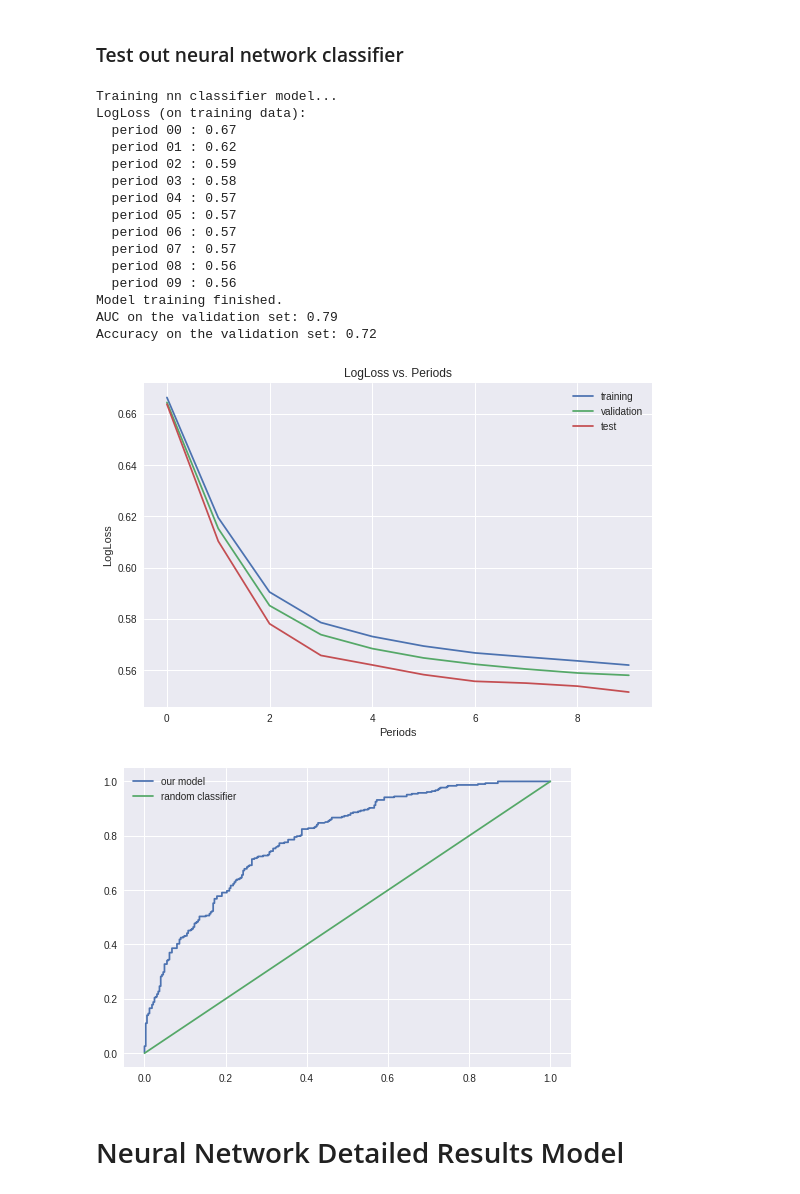
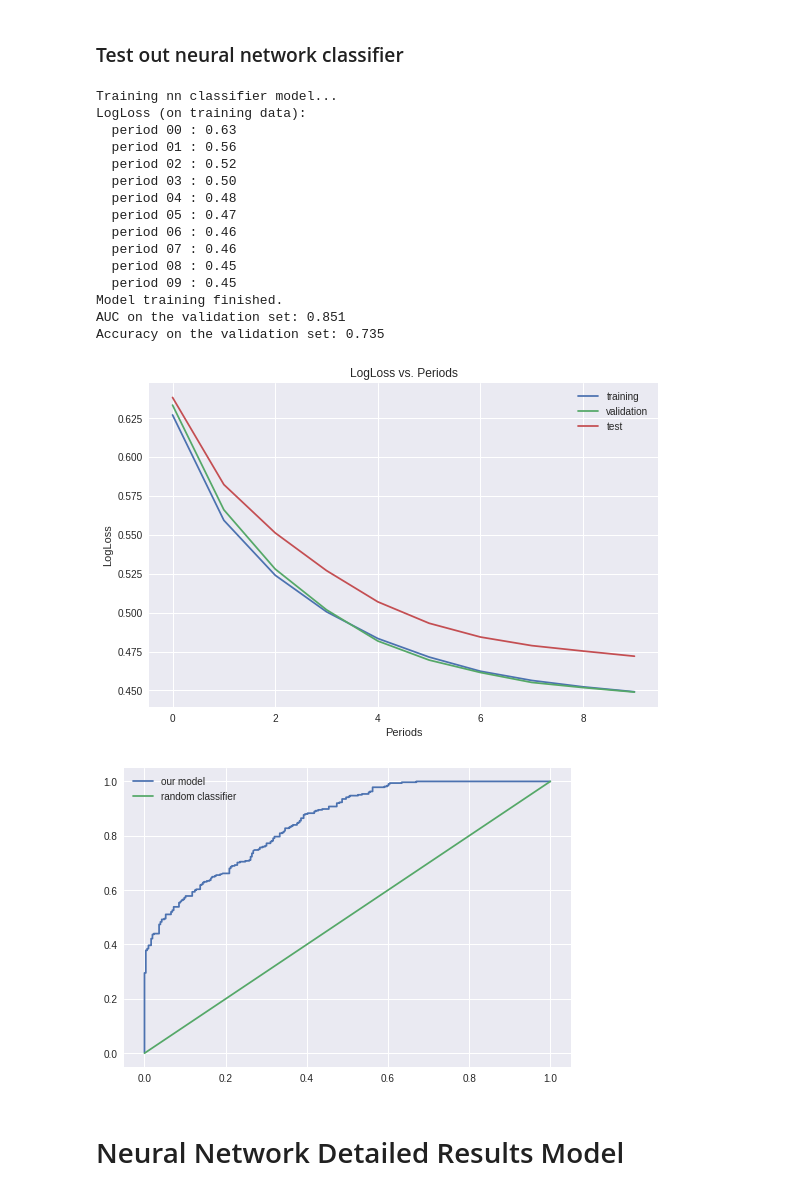
Before and after one commit to rafibarash/ml_march_madness, a Jupyter notebook: Neural_Net_March_Madness_ML.ipynb, the cells around one changed output. Cells and saved outputs as stored; diff of their text form; code cells hidden in the pictures.

```diff
--- a/Neural_Net_March_Madness_ML.ipynb
+++ b/Neural_Net_March_Madness_ML.ipynb
@@ -832,38 +937,38 @@ Final RMSE (on test data): 0.40
 ### Test out neural network classifier
 # %%
 nn_classifier = train_nn_classifier_model(
-    learning_rate=0.00025,
-    steps=6000,
+    learning_rate=0.00015,
+    steps=9000,
     batch_size=90,
-    hidden_units=[10, 10, 5, 5],
+    hidden_units=[10, 10, 10, 5, 5],
     training_examples=training_examples,
     training_targets=training_targets,
     validation_examples=validation_examples,
     validation_targets=validation_targets,
     test_examples=test_examples,
     test_targets=test_targets)
 
 evaluation_metrics = nn_classifier.evaluate(input_fn=predict_validation_input_fn)
 
-print("AUC on the validation set: %0.2f" % evaluation_metrics['auc'])
-print("Accuracy on the validation set: %0.2f" % evaluation_metrics['accuracy'])
+print("AUC on the validation set: %0.3f" % evaluation_metrics['auc'])
+print("Accuracy on the validation set: %0.3f" % evaluation_metrics['accuracy'])
 # %% [output]
 Training nn classifier model...
 LogLoss (on training data):
-  period 00 : 0.67
-  period 01 : 0.62
-  period 02 : 0.59
-  period 03 : 0.58
-  period 04 : 0.57
-  period 05 : 0.57
-  period 06 : 0.57
-  period 07 : 0.57
-  period 08 : 0.56
-  period 09 : 0.56
+  period 00 : 0.63
+  period 01 : 0.56
+  period 02 : 0.52
+  period 03 : 0.50
+  period 04 : 0.48
+  period 05 : 0.47
+  period 06 : 0.46
+  period 07 : 0.46
+  period 08 : 0.45
+  period 09 : 0.45
 Model training finished.
-AUC on the validation set: 0.79
-Accuracy on the validation set: 0.72
+AUC on the validation set: 0.851
+Accuracy on the validation set: 0.735
-[figure, old version]
+[figure, new version]
 # %%
 validation_probabilities = nn_classifier.predict(input_fn=predict_validation_input_fn)
 # Get just the probabilities for the positive class.
@@ -875,7 +980,7 @@ plt.plot(false_positive_rate, true_positive_rate, label="our model")
 plt.plot([0, 1], [0, 1], label="random classifier")
 _ = plt.legend(loc=2)
 # %% [output]
-[figure, old version]
+[figure, new version]
 # %% [markdown]
 # Neural Network Detailed Results Model
 # %%
```
Also changed, not shown: parts of 14 cells of this notebook.
